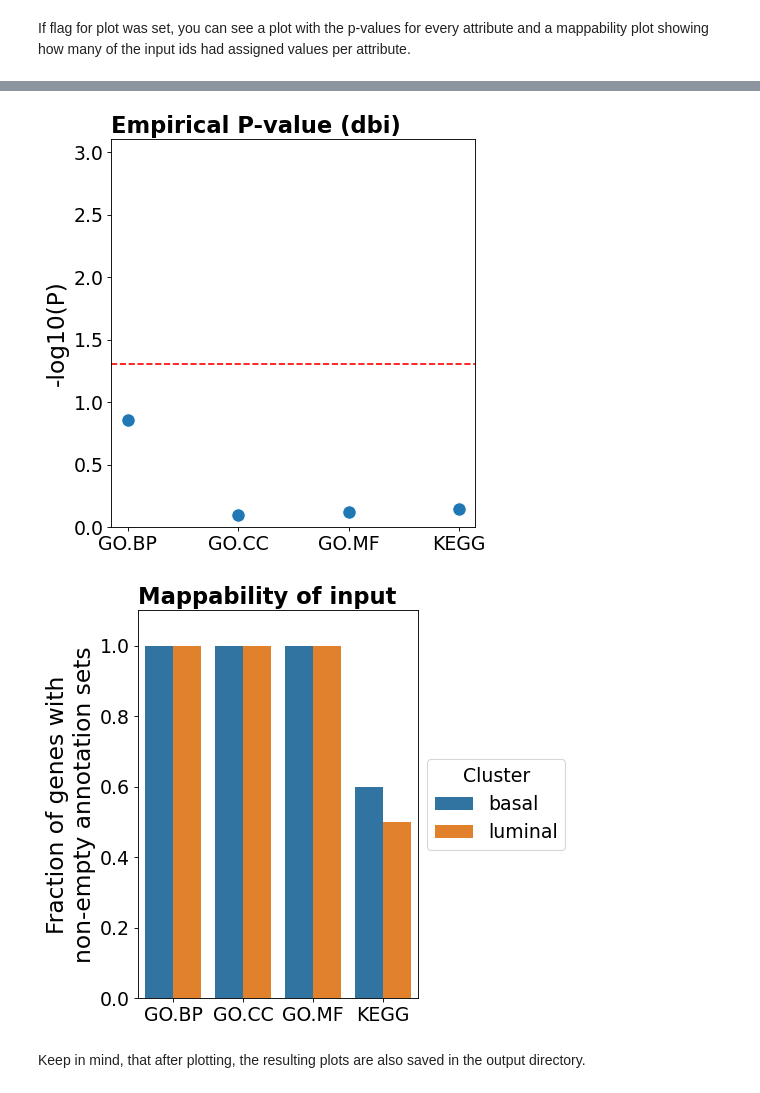
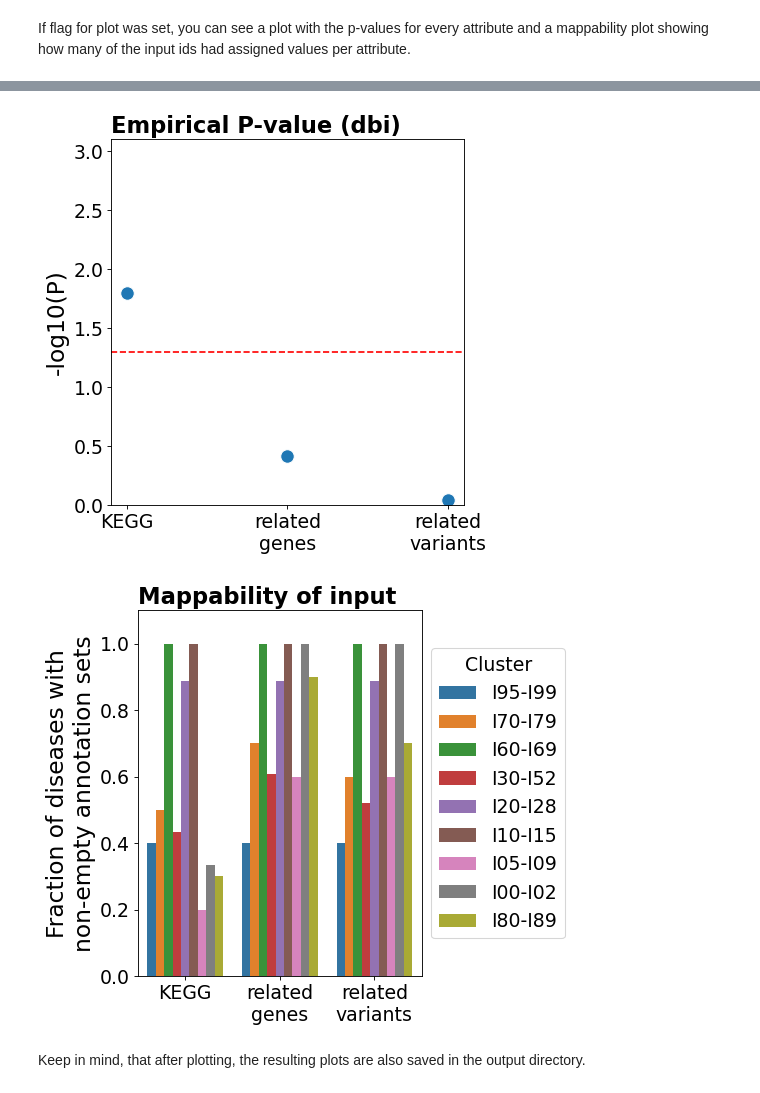
Before and after one commit to bionetslab/digest, a Jupyter notebook: tutorial/Tutorial.ipynb, the cells around one changed output, grey strips where cells are left out. Saved outputs shown, nothing was run; the diff lists cells and outputs as text; code cells hidden in the pictures.

```diff
--- a/tutorial/Tutorial.ipynb
+++ b/tutorial/Tutorial.ipynb
@@ -97,7 +102,7 @@ Keep in mind, that after plotting, the resulting plots are also saved in the out
 ### Set input parameters
 # %%
 # ==== define required input ====
-tar_set = "input/target_disease_cluster.txt"
+tar_cluster = pd.read_csv("input/target_disease_cluster.txt", header=None, sep="\t", dtype=str, names=["id", "cluster", "desc"])
 tar_id_type = "ICD-10"
 mode = "cluster"
 # ==== define optional input ====
@@ -111,6 +116,6 @@ prefix="cluster_disease_ICD-10_complete"
 # %% [markdown]
 ### Run script
 # %%
-results = single_validation(tar=tar_set, tar_id=tar_id_type, mode=mode, background_model=background_model,
+results = single_validation(tar=tar_cluster, tar_id=tar_id_type, mode=mode, background_model=background_model,
                             runs=runs, replace=perc, verbose=verbose)
 # %% [output]
@@ -136,5 +162,5 @@ with open(os.path.join(out_dir, prefix + "_result.json"), "w") as outfile:
 # %% [markdown]
 If flag for plot was set, you can see a plot with the p-values for every attribute and a mappability plot showing how many of the input ids had assigned values per attribute.
 # %%
-create_plots(results=results, mode=mode, tar=tar_set, tar_id=tar_id_type, out_dir=out_dir, prefix=prefix)
+create_plots(results=results, mode=mode, tar=tar_cluster, tar_id=tar_id_type, out_dir=out_dir, prefix=prefix)
 # %% [output]
@@ -143,5 +169,5 @@ create_plots(results=results, mode=mode, tar=tar_set, tar_id=tar_id_type, out_di
-[figure, old version]
+[figure, new version]
-[figure, old version]
+[figure, new version]
 # %% [markdown]
 Keep in mind, that after plotting, the resulting plots are also saved in the output directory.
 # %% [markdown]
```
Also changed, not shown: parts of 25 cells of this notebook, 35 other files.
